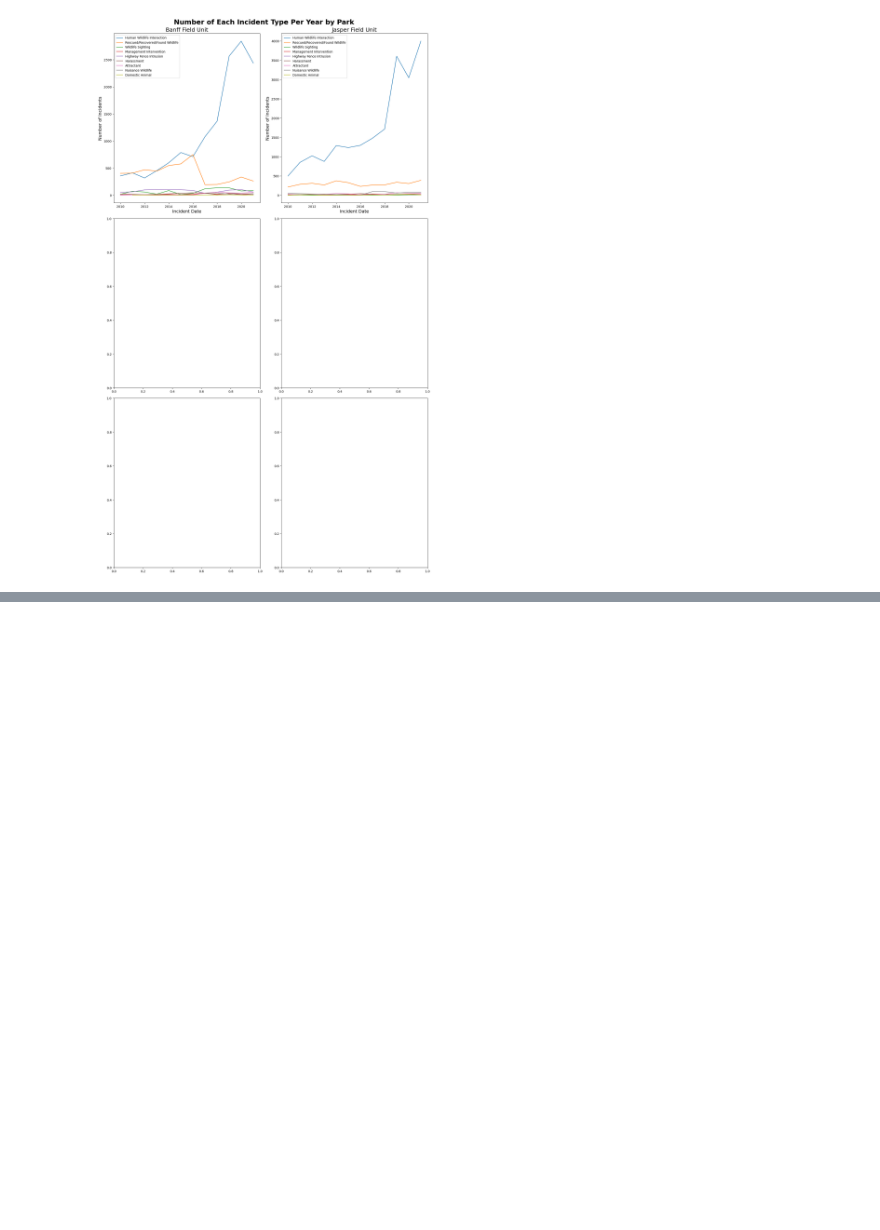
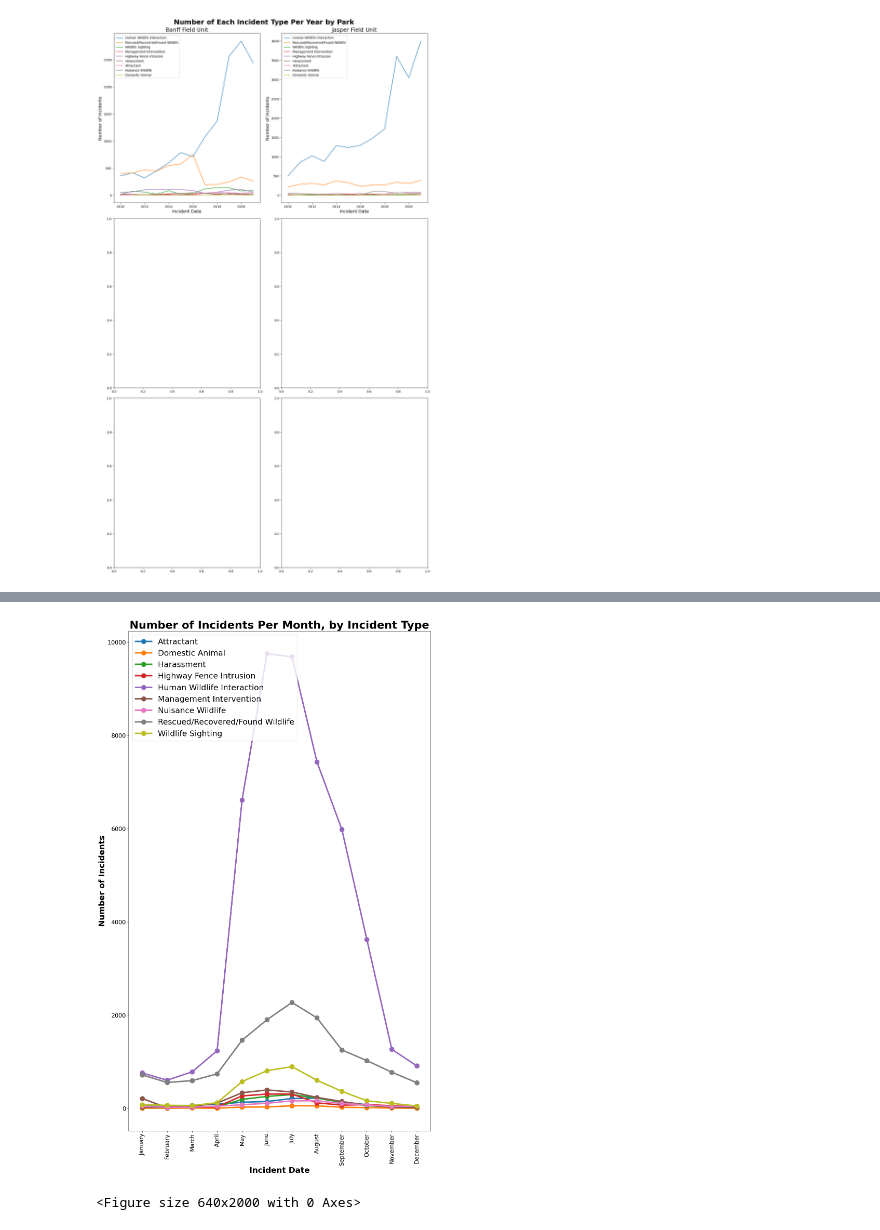
Before and after one commit to ebillard06/human-wildlife-coexistence-data-analysis, a Jupyter notebook: HWC Data - Time Series - Updated.ipynb, the cells around one changed output, grey strips where cells are left out. Cells and saved outputs as stored; diff of their text form; code cells hidden in the pictures; blank space fills up the shorter version.

```diff
--- a/HWC Data - Time Series - Updated.ipynb
+++ b/HWC Data - Time Series - Updated.ipynb
@@ -257,0 +355,9 @@ plt.show()
+# %%
+import calendar
+from datetime import datetime
+
+Complete_HWC_Data_Month = Complete_HWC_Data.loc[:, ("Incident Type", "Field Unit", "Incident Date")]
+
+#Complete_HWC_Data_Month["Incident Month"] = Complete_HWC_Data_Month["Incident Month"].astype("str")
+#Complete_HWC_Data_Month["Incident Month"] = pd.to_datetime(Complete_HWC_Data_Month["Incident Month"])
+Complete_HWC_Data_Month
@@ -257,0 +394,9 @@ plt.show()
+# %%
+import pandas as pd
+import numpy as np
+import datetime
+
+Complete_HWC_Data_Month = Complete_HWC_Data_Month.set_index("Incident Date")
+
+Complete_HWC_Data_Month["Incident Month"] = pd.DatetimeIndex(Complete_HWC_Data_Month.index).month
+Complete_HWC_Data_Month
@@ -257,0 +418,5 @@ plt.show()
+# %%
+Complete_HWC_Data_Month = Complete_HWC_Data_Month.replace({'Incident Month' : { 1 : "January", 2 : "February", 3 : "March", 4 : "April", 5 : "May", 6 : "June", 7 : "July", 8 : "August", 9 : "September", 10 : "October", 11 : "November", 12 : "December"}})
+Complete_HWC_Data_Month["Incident Month"] = Complete_HWC_Data_Month["Incident Month"].astype('category')
+Complete_HWC_Data_Month["Incident Month"] = Complete_HWC_Data_Month["Incident Month"].cat.reorder_categories(["January", "February", "March", "April", "May", "June", "July", "August", "September", "October", "November", "December"], ordered=True)
+Complete_HWC_Data_Month["Incident Month"].cat.categories
@@ -257,0 +427,4 @@ plt.show()
+# %%
+IncidentsByMonth = Complete_HWC_Data_Month["Incident Type"].groupby([Complete_HWC_Data_Month["Incident Month"], Complete_HWC_Data_Month["Incident Type"]]).count().reset_index(name="count")
+IncidentsByMonth = IncidentsByMonth.pivot_table("count", "Incident Month", "Incident Type")
+IncidentsByMonth
@@ -257,0 +446,14 @@ plt.show()
+# %%
+plt.figure(figsize=(15,25));
+plt.plot(IncidentsByMonth, label=IncidentsByYear.columns, marker="o", mew=8, linewidth=4);
+plt.xlabel("Incident Date", fontweight="bold", size = 22);
+plt.ylabel("Number of Incidents", fontweight="bold", size = 22);
+plt.xticks(rotation="vertical", size=16)
+plt.yticks(size=16)
+plt.legend(loc="upper left", prop={"size":22});
+plt.title("Number of Incidents Per Month, by Incident Type", fontweight="bold", size = 30);
+plt.figure().set_figheight(20);
+plt.show();
+# %% [output]
+[figure, added]
+<Figure size 640x2000 with 0 Axes>
```
Also changed, not shown: parts of 11 cells of this notebook, 3 other files.
